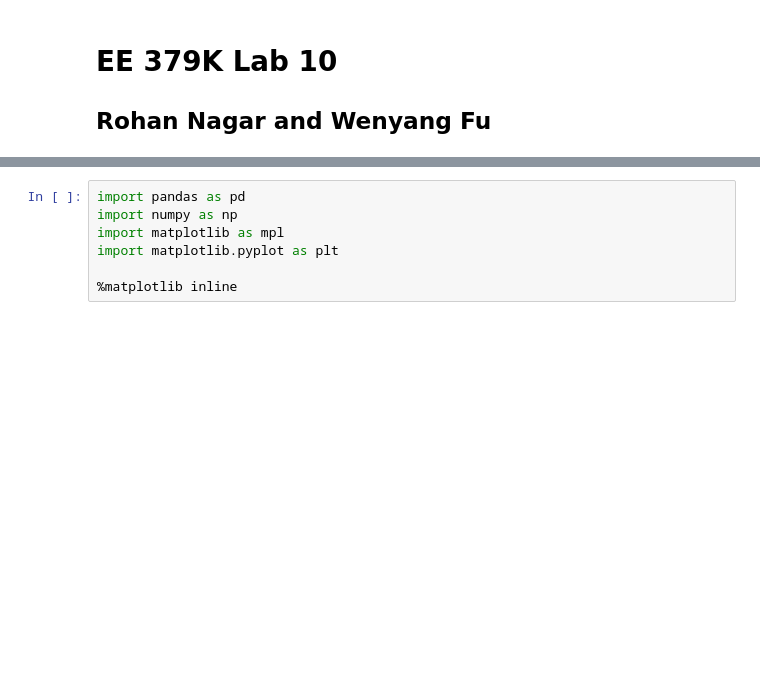
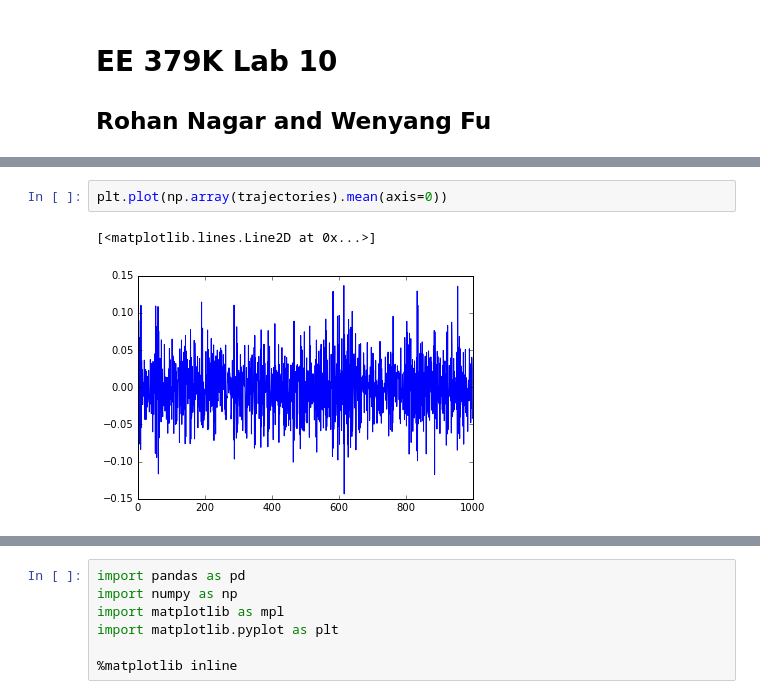
Before and after one commit to RohanNagar/datasciencelab-utaustin, a Jupyter notebook: lab10/lab10.ipynb, the cells around one changed output, grey strips where cells are left out. Cells and saved outputs as stored; diff of their text form; blank space fills up the shorter version.

```diff
--- a/lab10/lab10.ipynb
+++ b/lab10/lab10.ipynb
@@ -4,0 +46,5 @@
+# %%
+plt.plot(np.array(trajectories).mean(axis=0))
+# %% [output]
+[<matplotlib.lines.Line2D at 0x...>]
+[figure, added]
```
Also changed, not shown: parts of 41 cells of this notebook.
